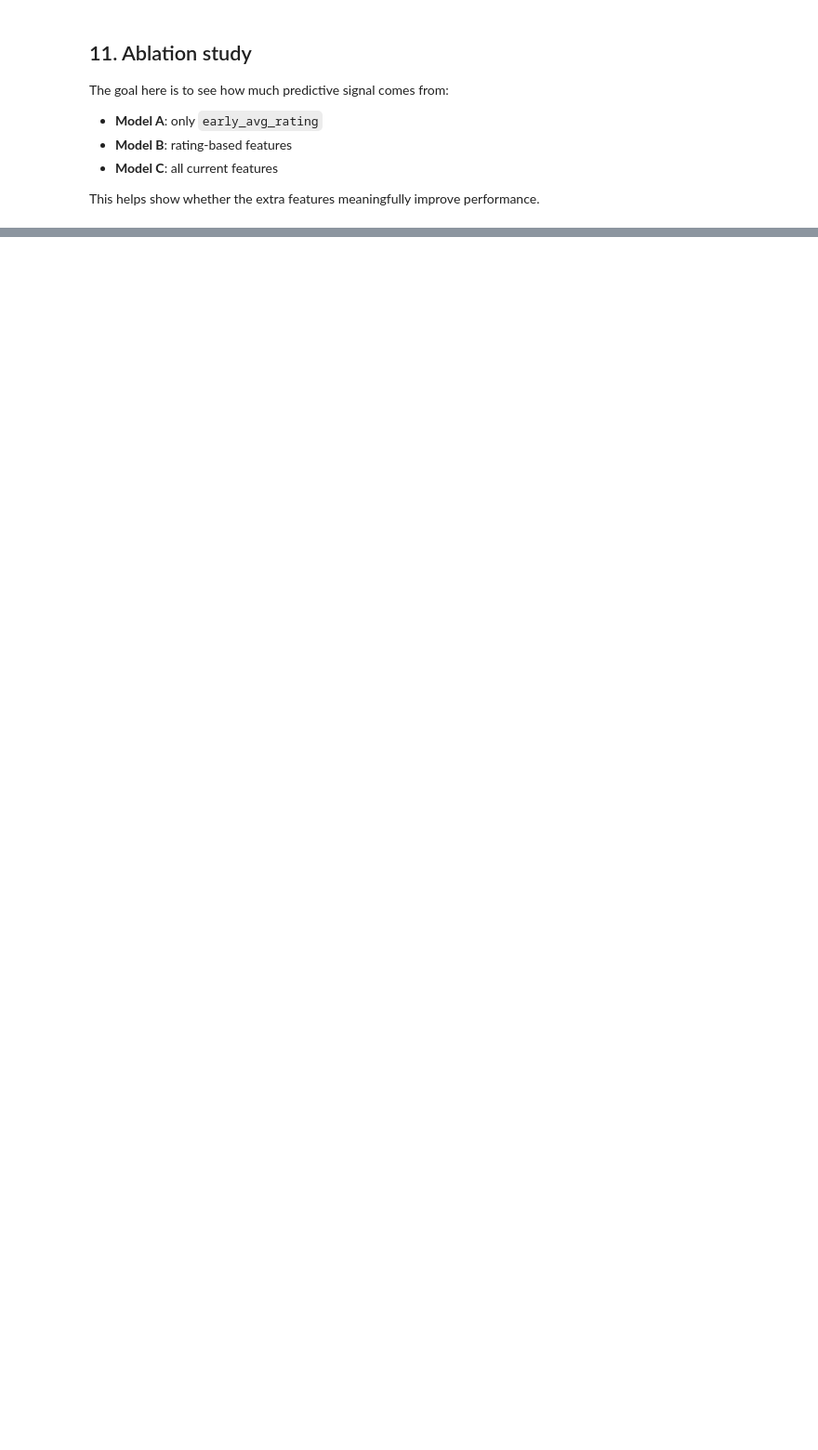
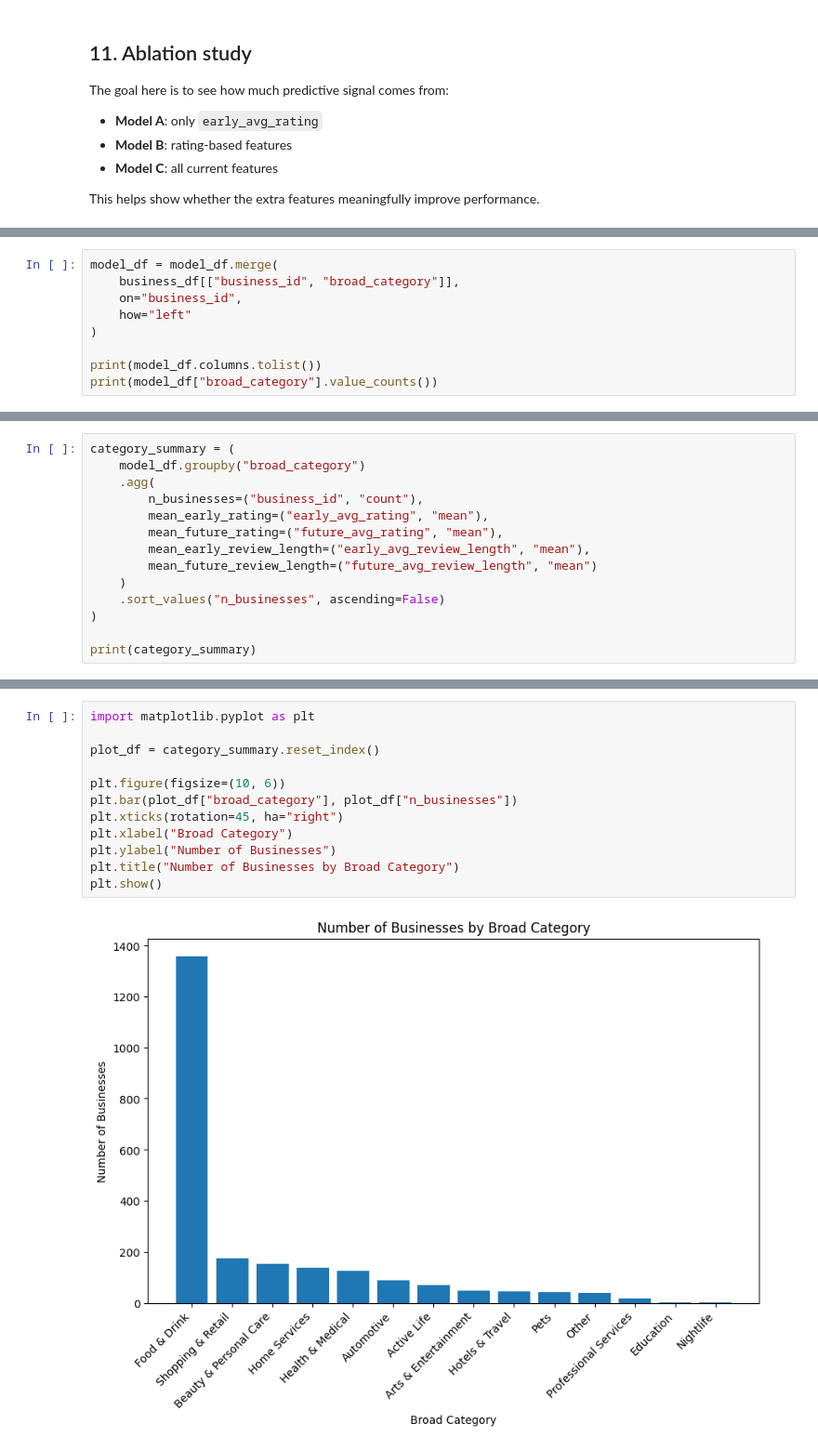
Before and after one commit to EuKey21/cai5133-project, a Jupyter notebook: yelp_review_prediction_30D3Y_PRECOVID.ipynb, the cells around one changed output, grey strips where cells are left out. Shown at 93% size. Saved outputs shown, nothing was run; the diff lists cells and outputs as text; blank space fills up the shorter version.

Commit message:
included categories calculations and review length

```diff
--- a/yelp_review_prediction_30D3Y_PRECOVID.ipynb
+++ b/yelp_review_prediction_30D3Y_PRECOVID.ipynb
@@ -567,0 +699,9 @@ results_df
+# %%
+model_df = model_df.merge(
+    business_df[["business_id", "broad_category"]],
+    on="business_id",
+    how="left"
+)
+
+print(model_df.columns.tolist())
+print(model_df["broad_category"].value_counts())
@@ -567,0 +728,14 @@ results_df
+# %%
+category_summary = (
+    model_df.groupby("broad_category")
+    .agg(
+        n_businesses=("business_id", "count"),
+        mean_early_rating=("early_avg_rating", "mean"),
+        mean_future_rating=("future_avg_rating", "mean"),
+        mean_early_review_length=("early_avg_review_length", "mean"),
+        mean_future_review_length=("future_avg_review_length", "mean")
+    )
+    .sort_values("n_businesses", ascending=False)
+)
+
+print(category_summary)
@@ -567,0 +760,14 @@ results_df
+# %%
+import matplotlib.pyplot as plt
+
+plot_df = category_summary.reset_index()
+
+plt.figure(figsize=(10, 6))
+plt.bar(plot_df["broad_category"], plot_df["n_businesses"])
+plt.xticks(rotation=45, ha="right")
+plt.xlabel("Broad Category")
+plt.ylabel("Number of Businesses")
+plt.title("Number of Businesses by Broad Category")
+plt.show()
+# %% [output]
+[figure, added]
```
Also changed, not shown: parts of 26 cells of this notebook, 1 other file.
